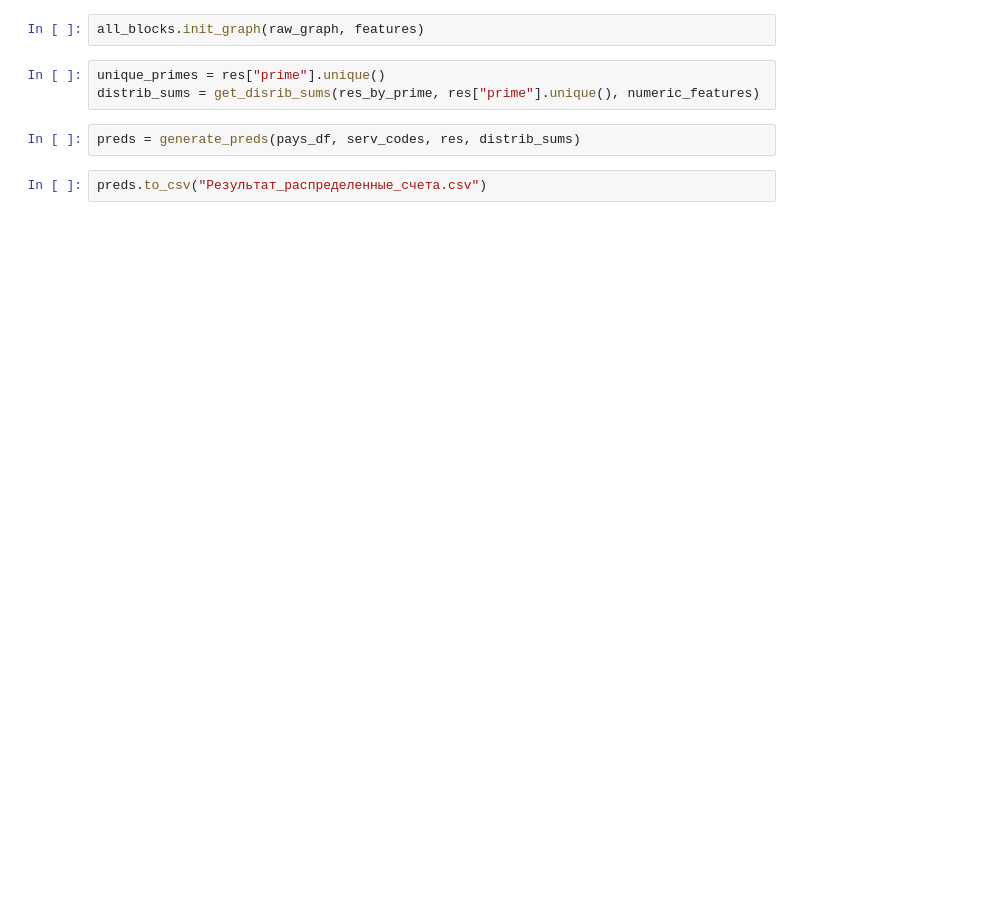
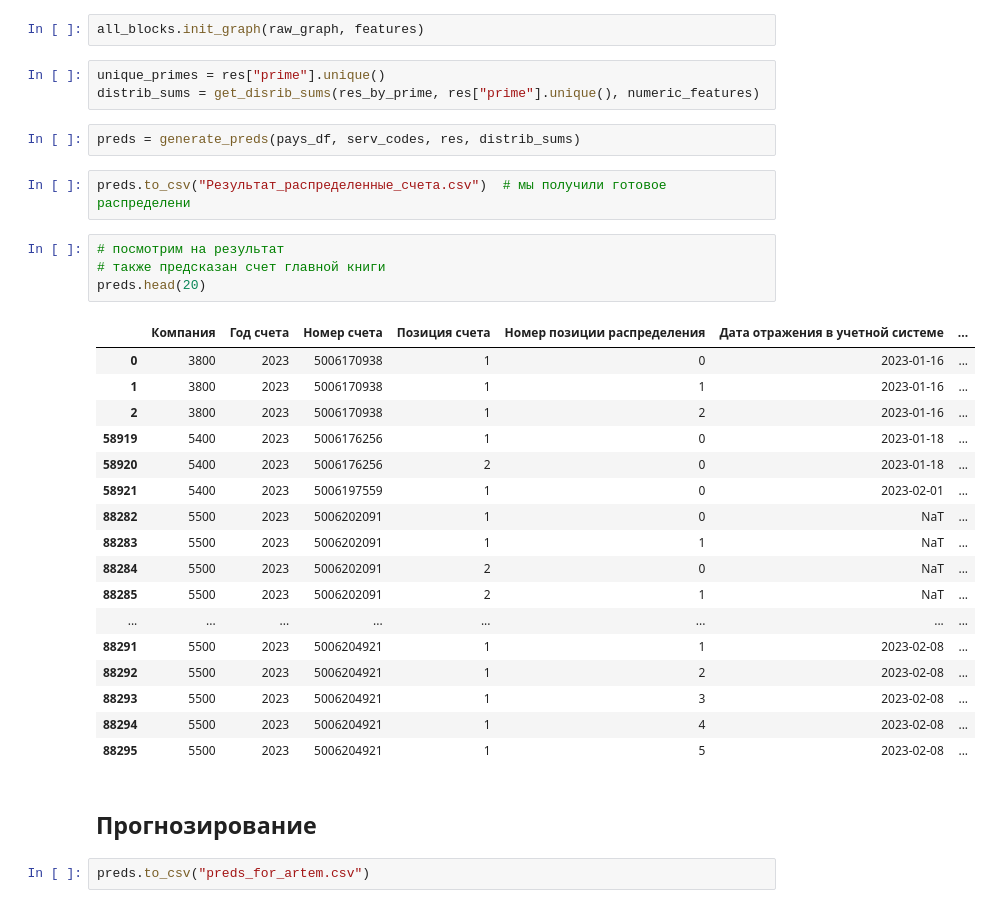
Before and after one commit to talkiiing-team/zakupai, a Jupyter notebook: services/api/ml/lib/data_concater_3.ipynb, the cells around one changed output. Drawn from its saved outputs; the diff is of its cells as text; blank space fills up the shorter version.

```diff
--- a/services/api/ml/lib/data_concater_3.ipynb
+++ b/services/api/ml/lib/data_concater_3.ipynb
@@ -90,5 +80,31 @@ unique_primes = res["prime"].unique()
 distrib_sums = get_disrib_sums(res_by_prime, res["prime"].unique(), numeric_features)
 # %%
 preds = generate_preds(pays_df, serv_codes, res, distrib_sums)
+# %%
+preds.to_csv("Результат_распределенные_счета.csv")  # мы получили готовое распределени
+# %%
+# посмотрим на результат
+# также предсказан счет главной книги
+preds.head(20)
+# %% [output]
+|  | Компания | Год счета | Номер счета | Позиция счета | Номер позиции распределения | Дата отражения в учетной системе | ... |
+| 0 | 3800 | 2023 | 5006170938 | 1 | 0 | 2023-01-16 | ... |
+| 1 | 3800 | 2023 | 5006170938 | 1 | 1 | 2023-01-16 | ... |
+| 2 | 3800 | 2023 | 5006170938 | 1 | 2 | 2023-01-16 | ... |
+| 58919 | 5400 | 2023 | 5006176256 | 1 | 0 | 2023-01-18 | ... |
+| 58920 | 5400 | 2023 | 5006176256 | 2 | 0 | 2023-01-18 | ... |
+| 58921 | 5400 | 2023 | 5006197559 | 1 | 0 | 2023-02-01 | ... |
+| 88282 | 5500 | 2023 | 5006202091 | 1 | 0 | NaT | ... |
+| 88283 | 5500 | 2023 | 5006202091 | 1 | 1 | NaT | ... |
+| 88284 | 5500 | 2023 | 5006202091 | 2 | 0 | NaT | ... |
+| 88285 | 5500 | 2023 | 5006202091 | 2 | 1 | NaT | ... |
+| ... | ... | ... | ... | ... | ... | ... | ... |
+| 88291 | 5500 | 2023 | 5006204921 | 1 | 1 | 2023-02-08 | ... |
+| 88292 | 5500 | 2023 | 5006204921 | 1 | 2 | 2023-02-08 | ... |
+| 88293 | 5500 | 2023 | 5006204921 | 1 | 3 | 2023-02-08 | ... |
+| 88294 | 5500 | 2023 | 5006204921 | 1 | 4 | 2023-02-08 | ... |
+| 88295 | 5500 | 2023 | 5006204921 | 1 | 5 | 2023-02-08 | ... |
+# %% [markdown]
+## Прогнозирование
 # %%
-preds.to_csv("Результат_распределенные_счета.csv")
+preds.to_csv("preds_for_artem.csv")
```
Also changed, not shown: parts of 9 cells of this notebook, 1 other file.
